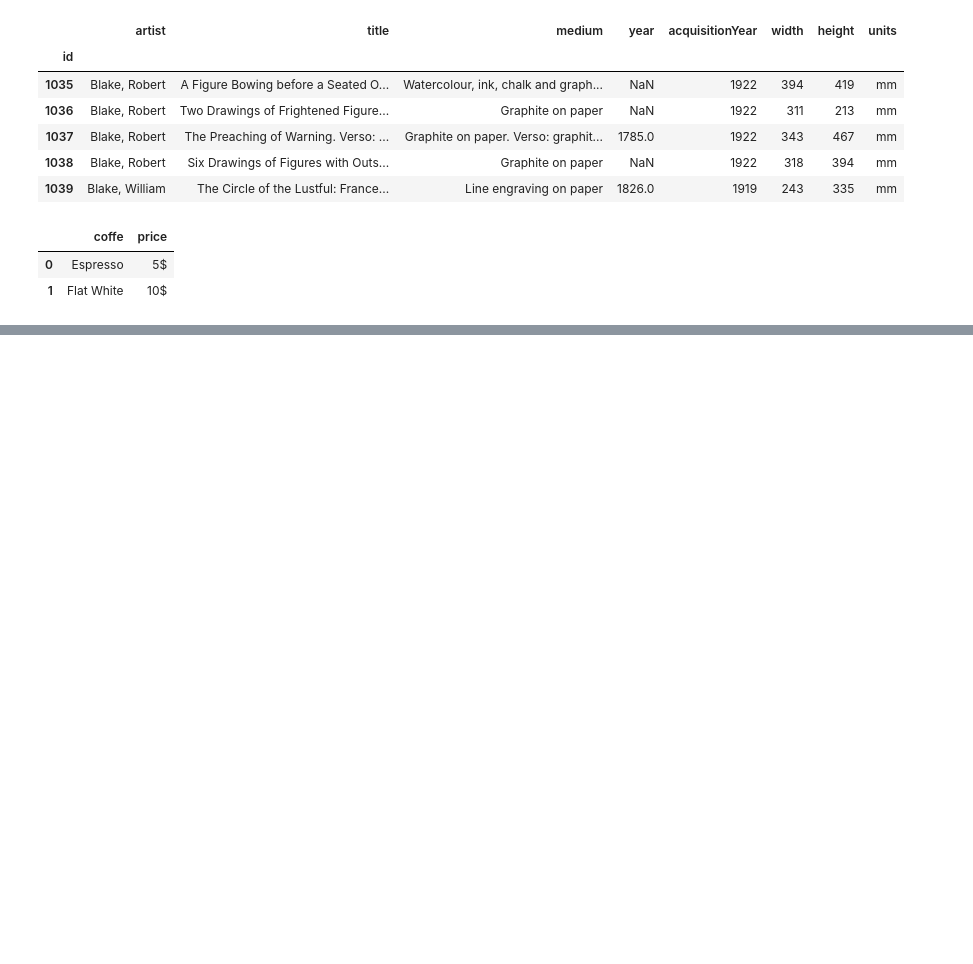
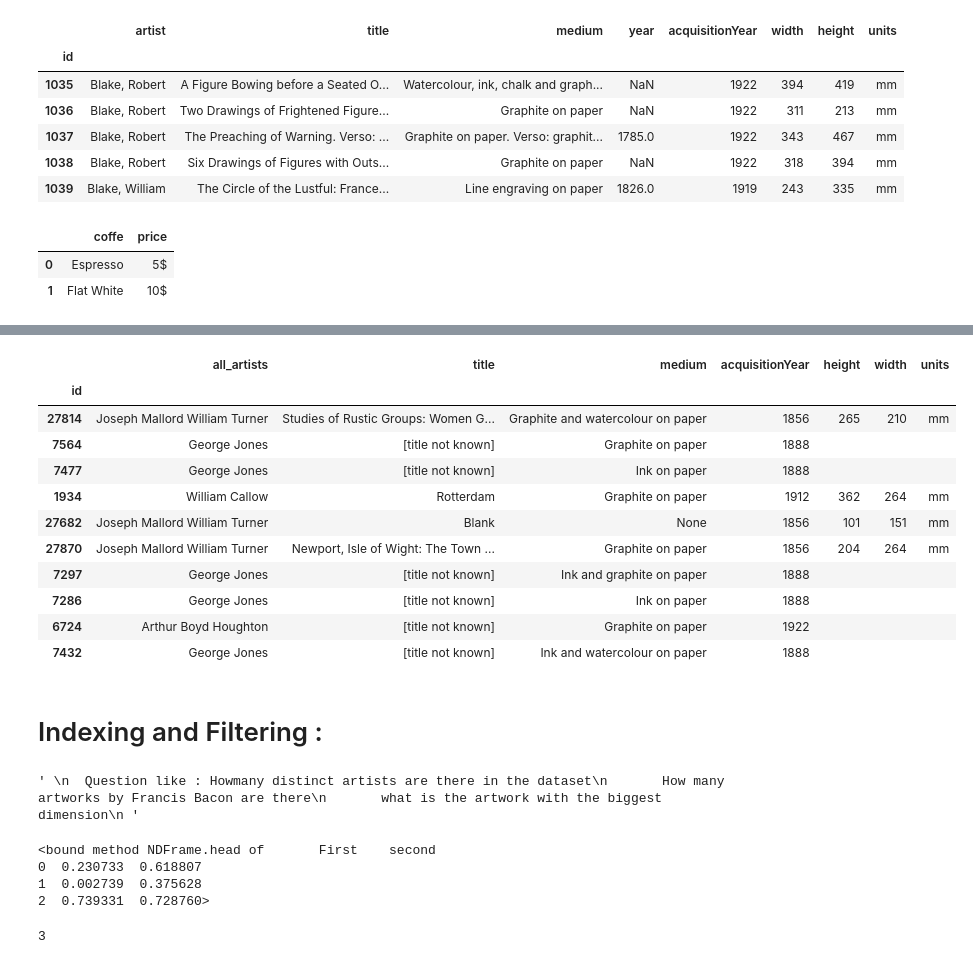
Before and after one commit to ragalaa/Directory, a Jupyter notebook: Pandas_Dataframe_basics.ipynb, the cells around one changed output, grey strips where cells are left out. Drawn from its saved outputs; the diff is of its cells as text; code cells hidden in the pictures; blank space fills up the shorter version.

```diff
--- a/Pandas_Dataframe_basics.ipynb
+++ b/Pandas_Dataframe_basics.ipynb
@@ -114,0 +131,7 @@ pd.DataFrame.from_records(records, columns=["coffe","price"])
+# %%
+### process the files by specifying the path to json file
+COLS_TO_USE_JSON = ['id','all_artists','title','medium','acquisitionYear','height','width','units']
+file_path = './pandas-basics/artworks/a/000/a00001-1035.json'
+sample_record = get_record_from_file(file_path, COLS_TO_USE_JSON)
+
+sample_record
@@ -114,0 +147,72 @@ pd.DataFrame.from_records(records, columns=["coffe","price"])
+# %%
+import os as os
+
+def read_artworks_from_json(COLS_TO_USE_JSON):
+
+    """ Traverse the directories with JSON files
+       For first file in each directory call fucntion
+       for processing single file and goto next directory
+    """
+    Json_root = './pandas-basics/artworks'
+    artworks = []
+
+    for root,_,files in os.walk(Json_root):
+
+        for f in files:
+            if f.endswith('json'):
+                record = get_record_from_file(os.path.join(root,f),
+                                          COLS_TO_USE_JSON)
+                artworks.append(record)
+#         break
+
+    Data = pd.DataFrame.from_records(artworks,
+                               columns= COLS_TO_USE_JSON,
+                               index = "id")
+    return Data
+# %%
+### call th function with key fields
+df = read_artworks_from_json(COLS_TO_USE_JSON)
+df.sample(10)
+# %% [output]
+|  | all_artists | title | medium | acquisitionYear | height | width | units |
+| id |  |  |  |  |  |  |  |
+| 27814 | Joseph Mallord William Turner | Studies of Rustic Groups: Women G... | Graphite and watercolour on paper | 1856 | 265 | 210 | mm |
+| 7564 | George Jones | [title not known] | Graphite on paper | 1888 |  |  |  |
+| 7477 | George Jones | [title not known] | Ink on paper | 1888 |  |  |  |
+| 1934 | William Callow | Rotterdam | Graphite on paper | 1912 | 362 | 264 | mm |
+| 27682 | Joseph Mallord William Turner | Blank | None | 1856 | 101 | 151 | mm |
+| 27870 | Joseph Mallord William Turner | Newport, Isle of Wight: The Town ... | Graphite on paper | 1856 | 204 | 264 | mm |
+| 7297 | George Jones | [title not known] | Ink and graphite on paper | 1888 |  |  |  |
+| 7286 | George Jones | [title not known] | Ink on paper | 1888 |  |  |  |
+| 6724 | Arthur Boyd Houghton | [title not known] | Graphite on paper | 1922 |  |  |  |
+| 7432 | George Jones | [title not known] | Ink and watercolour on paper | 1888 |  |  |  |
+# %% [markdown]
+# Indexing and Filtering :
+# %%
+## Data selection as we have to clean input date
+"""
+  Question like : Howmany distinct artists are there in the dataset
+       How many artworks by Francis Bacon are there
+       what is the artwork with the biggest dimension
+ """
+
+## column selection in data frameis like
+# Dataset[['artist','medium']]
+# %% [output]
+' \n  Question like : Howmany distinct artists are there in the dataset\n       How many artworks by Francis Bacon are there\n       what is the artwork with the biggest dimension\n '
+# %%
+df = pd.read_pickle(os.path.join('./pandas-basics/dummy.pkl'))
+# %% [output]
+<bound method NDFrame.head of       First    second
+0  0.230733  0.618807
+1  0.002739  0.375628
+2  0.739331  0.728760>
+# %%
+
+### Howmany distinct artists are there in the dataset
+Dataset.artist
+artists = Dataset['artist']
+pd.unique(artists)
+len(pd.unique(artists))
+# %% [output]
+3
```
Also changed, not shown: parts of 11 cells of this notebook.
